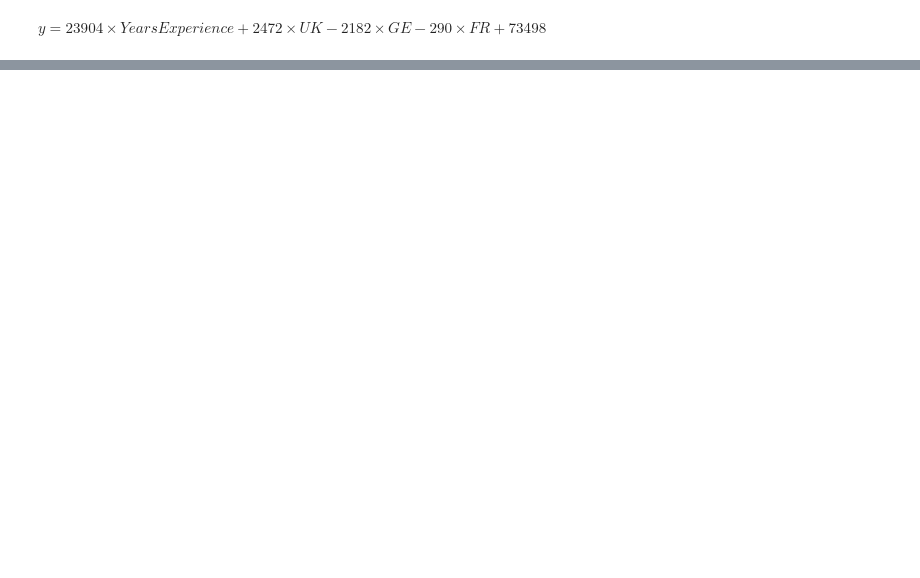
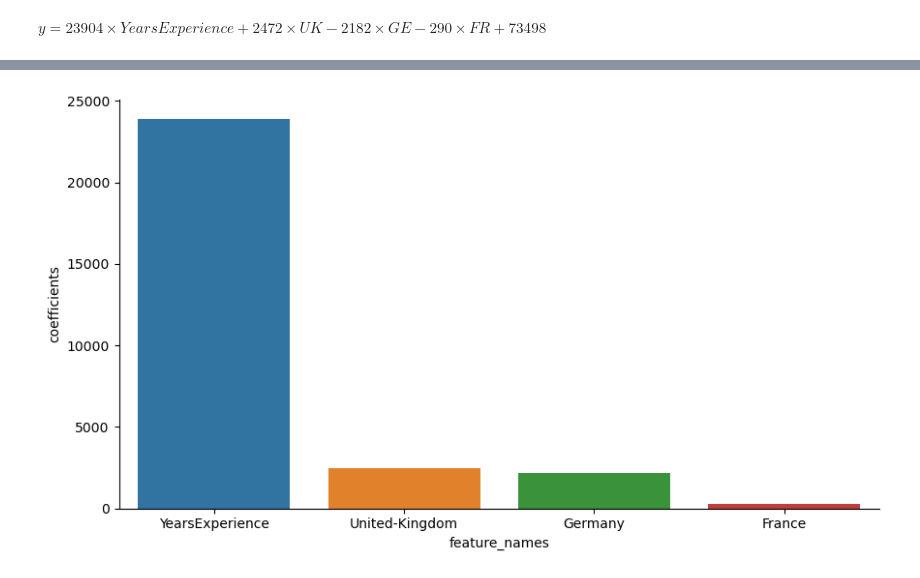
Before and after one commit to 40tude/Data_Essentials_Stage_Oct_2023, a Jupyter notebook: 02_template_lite_regression.ipynb, the cells around one changed output, grey strips where cells are left out. Drawn from its saved outputs; the diff is of its cells as text; code cells hidden in the pictures; blank space fills up the shorter version.

Commit message:
Simplification feature importance et affichage sns

```diff
--- a/02_template_lite_regression.ipynb
+++ b/02_template_lite_regression.ipynb
@@ -421,0 +454,10 @@ _ = plt.xticks(rotation=0)
+# %%
+sns.catplot(feature_importance.sort_values(by="coefficients", ascending=False),
+            x="feature_names",
+            y="coefficients",
+            kind="bar",
+            hue="feature_names",
+            aspect=16/9,
+            );
+# %% [output]
+[figure, added]
```
Also changed, not shown: parts of 12 cells of this notebook, 10 other files.
